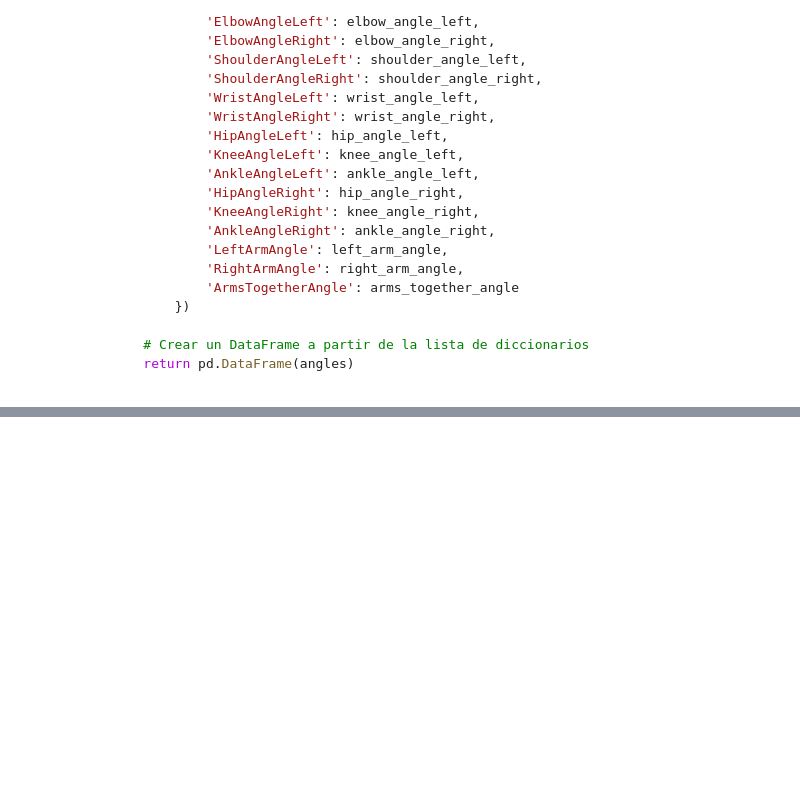
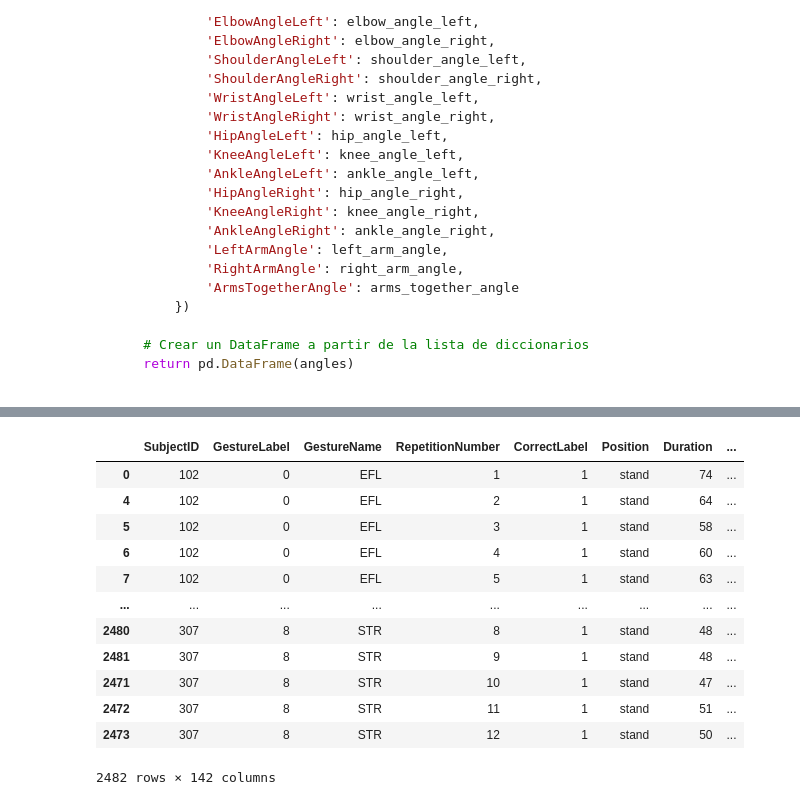
Before and after one commit to nmartinser/Telerehabilitation, a Jupyter notebook: notebooks/leer_dataset.ipynb, the cells around one changed output, grey strips where cells are left out. Saved outputs shown, nothing was run; the diff lists cells and outputs as text; code cells hidden in the pictures; blank space fills up the shorter version.

```diff
--- a/notebooks/leer_dataset.ipynb
+++ b/notebooks/leer_dataset.ipynb
@@ -309,0 +391,4 @@ df_angles.to_csv('../Resultados/angles.csv', index=False)
+# %%
+# Cálculos sobre los ángulos
+df_stats = funtions.calculos_estadísticos(df_angles)
+df_stats.head()
@@ -309,0 +435,34 @@ df_angles.to_csv('../Resultados/angles.csv', index=False)
+# %%
+columnas = ['standardDeviation', 'Maximum', 'Minimum', 'Mean', 'Range',
+            'Variance', 'CoV', 'Skewness', 'Kurtosis']
+# Reformatea cada columna de diccionario y concatena los resultados
+nuevas_columnas = pd.concat([funtions.formatear_columnas(df_stats[col], col) for col in columnas], axis=1)
+
+# Concatenar las nuevas columnas con el DataFrame original
+df = pd.concat([df_stats, nuevas_columnas], axis=1)
+
+# Elimina las columnas originales que contenían diccionarios
+df = df.drop(columnas, axis=1)
+
+# Ordena el DataFrame
+## pasamos a numerico para que ordene bien los numeros
+df = df.apply(pd.to_numeric, errors='ignore')
+
+df = df.sort_values(['SubjectID', 'GestureLabel', 'RepetitionNumber'])
+
+# Mostrar el resultado
+df
+# %% [output]
+|  | SubjectID | GestureLabel | GestureName | RepetitionNumber | CorrectLabel | Position | Duration | ... |
+| 0 | 102 | 0 | EFL | 1 | 1 | stand | 74 | ... |
+| 4 | 102 | 0 | EFL | 2 | 1 | stand | 64 | ... |
+| 5 | 102 | 0 | EFL | 3 | 1 | stand | 58 | ... |
+| 6 | 102 | 0 | EFL | 4 | 1 | stand | 60 | ... |
+| 7 | 102 | 0 | EFL | 5 | 1 | stand | 63 | ... |
+| ... | ... | ... | ... | ... | ... | ... | ... | ... |
+| 2480 | 307 | 8 | STR | 8 | 1 | stand | 48 | ... |
+| 2481 | 307 | 8 | STR | 9 | 1 | stand | 48 | ... |
+| 2471 | 307 | 8 | STR | 10 | 1 | stand | 47 | ... |
+| 2472 | 307 | 8 | STR | 11 | 1 | stand | 51 | ... |
+| 2473 | 307 | 8 | STR | 12 | 1 | stand | 50 | ... |
+2482 rows × 142 columns
```
Also changed, not shown: parts of 11 cells of this notebook, 1 other file.
